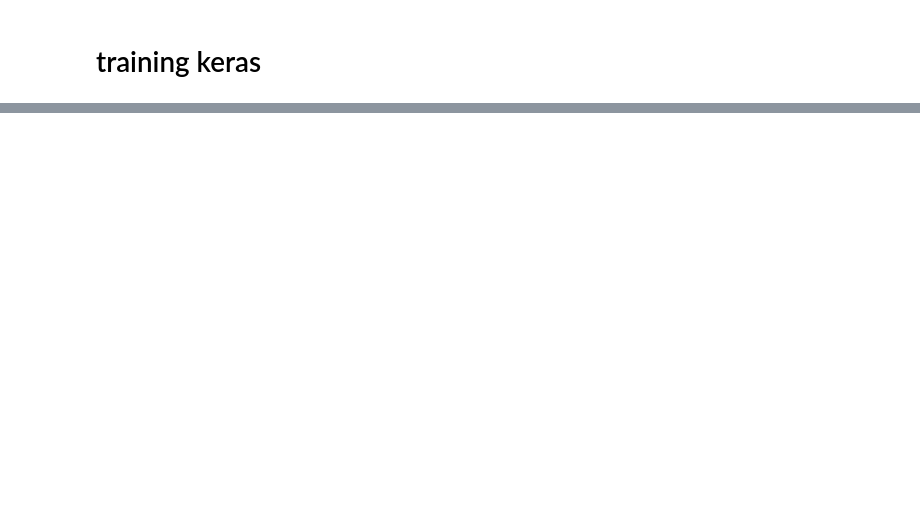
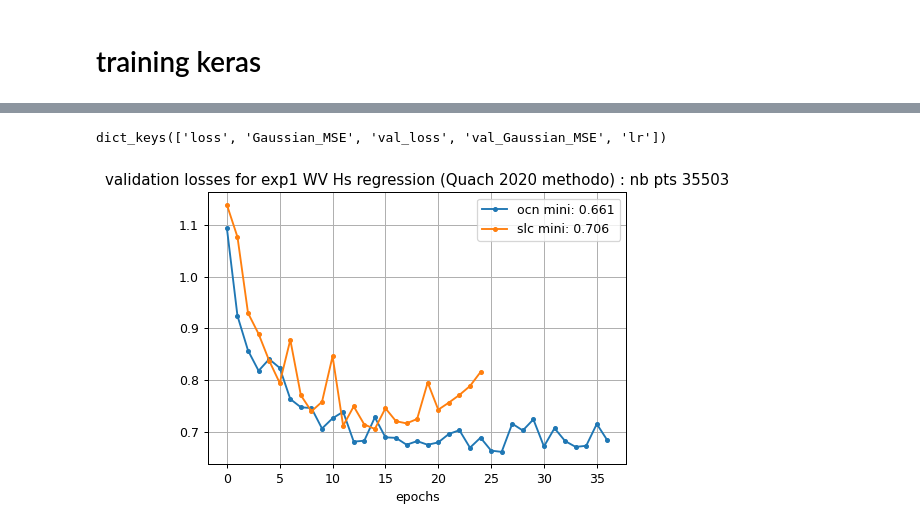
Before and after one commit to agrouaze/sar_hs_nn, a Jupyter notebook: sarhspredictor/bin/redo_quach2020_sadowsky_model_provided_in_feb_2021_at_ifremer-exp1.ipynb, the cells around one changed output, grey strips where cells are left out. Saved outputs shown, nothing was run; the diff lists cells and outputs as text; code cells hidden in the pictures; blank space fills up the shorter version.

```diff
--- a/sarhspredictor/bin/redo_quach2020_sadowsky_model_provided_in_feb_2021_at_ifremer-exp1.ipynb
+++ b/sarhspredictor/bin/redo_quach2020_sadowsky_model_provided_in_feb_2021_at_ifremer-exp1.ipynb
@@ -251,0 +270,17 @@ Done
+# %%
+import datetime
+import os
+batch_size = 128
+tblogdir = os.path.join('/home1/scratch/agrouaze/tmp/','exp_1')
+tensorBoard = TensorBoard(
+        log_dir = tblogdir,
+        histogram_freq = 1,
+        batch_size = batch_size,
+        write_graph = True,
+        write_grads = False,
+        write_images = False,
+        embeddings_freq = 0,
+        embeddings_layer_names = None,
+        embeddings_metadata = None,
+        embeddings_data = None,
+        update_freq = 'epoch')
@@ -313,0 +393,28 @@ KeyboardInterrupt:
+# %%
+# je veux faire un plot de la loss (moi meme)
+# from tensorflow.keras.models import Model, load_model
+# from sarhspredictor.lib.sarhs.heteroskedastic import Gaussian_NLL, Gaussian_MSE
+# toto_ocn = load_model('/home1/scratch/agrouaze/training_quach_redo_model/trained_model_exp1_ocn_nbpts_training_6583.h5',
+#                       custom_objects={'Gaussian_NLL' : Gaussian_NLL,'Gaussian_MSE' : Gaussian_MSE})
+# print(toto_ocn)
+# print(dir(toto_ocn))
+# print(toto_ocn.compiled_loss)
+import copy
+if levelinputs=='ocn':
+    history_ocn = copy.copy(history)
+else:
+    history_slc = copy.copy(history)
+print(history.history.keys())
+from matplotlib import pyplot as plt
+plt.figure(dpi=90)
+plt.grid(True)
+plt.title('validation losses for exp1 WV Hs regression\n (Quach 2020 methodo) : nb pts %s'%os.path.basename(file_model).split('_')[6].replace('.h5',''))
+plt.plot(history_ocn.history['val_loss'],'.-',label='ocn mini: %1.3f'%np.amin(history_ocn.history['val_loss']))
+plt.plot(history_slc.history['val_loss'],'.-',label='slc mini: %1.3f'%np.amin(history_slc.history['val_loss']))
+plt.legend()
+plt.xlabel('epochs')
+plt.ylabel('Gaussian_MSE')
+plt.show()
+# %% [output]
+dict_keys(['loss', 'Gaussian_MSE', 'val_loss', 'val_Gaussian_MSE', 'lr'])
+[figure, added]
```
Also changed, not shown: parts of 19 cells of this notebook, 28 other files.
